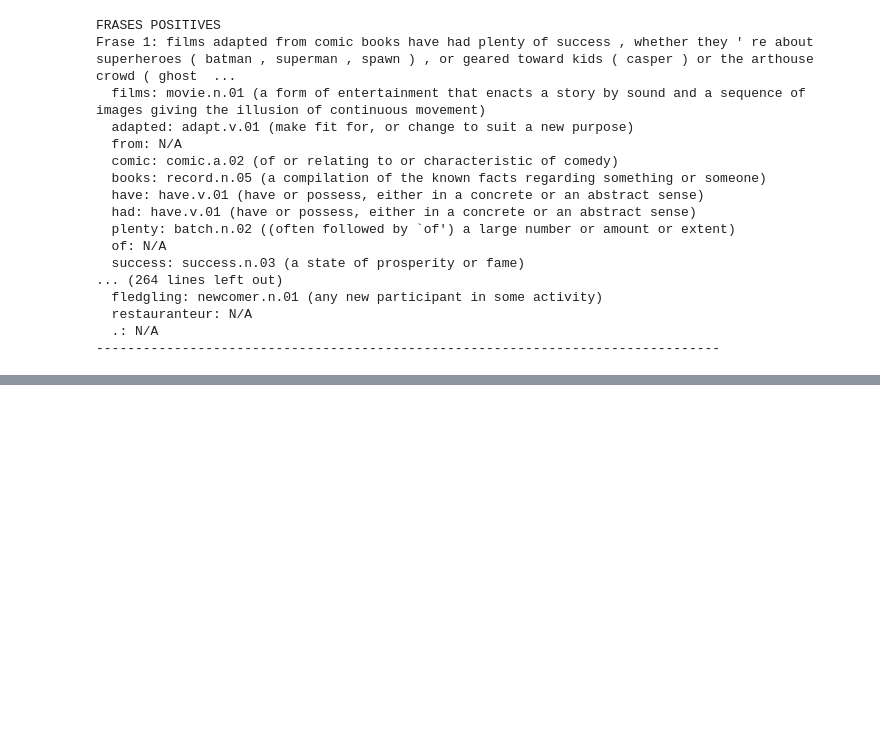
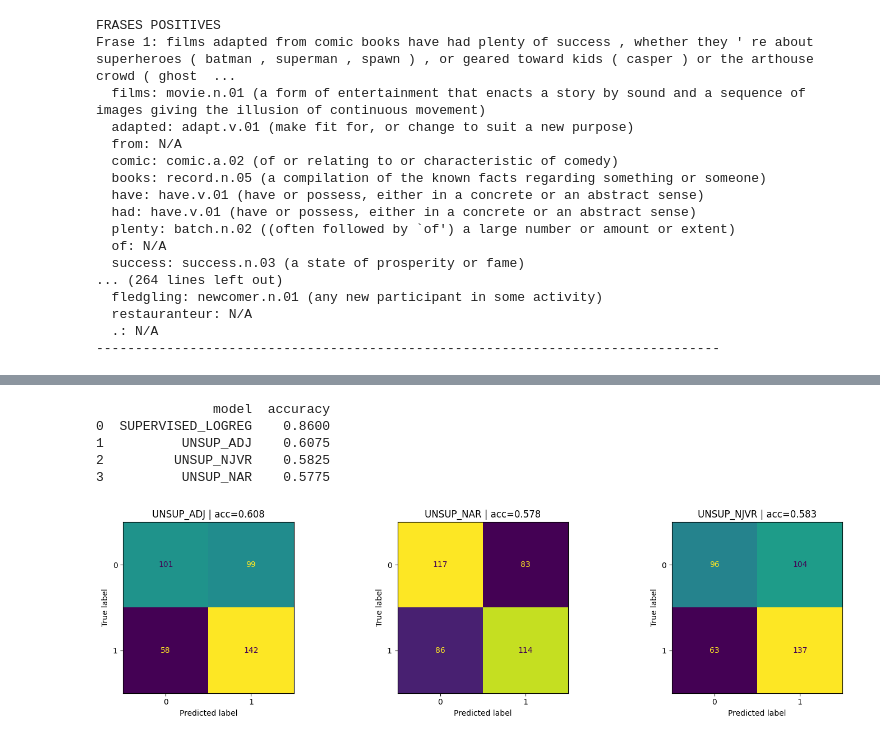
Before and after one commit to maxerrmax/Practica2-PLH, a Jupyter notebook: codi.ipynb, the cells around one changed output, grey strips where cells are left out. Saved outputs shown, nothing was run; the diff lists cells and outputs as text; code cells hidden in the pictures; blank space fills up the shorter version.

```diff
--- a/codi.ipynb
+++ b/codi.ipynb
@@ -613,0 +680,16 @@ Frase 1: films adapted from comic books have had plenty of success , whether the
+# %%
+# Funció genèrica per filtrar per categories POS (Penn Treebank)
+def filter_by_pos(val_processed, allowed_initials):
+    return [
+        [(lemma, pos) for lemma, pos in doc if pos.startswith(allowed_initials)]
+        for doc in val_processed
+    ]
+
+# 1) Només adjectius
+val_adj = filter_by_pos(val_processed, ("J",))          # JJ, JJR, JJS
+
+# 2) Noms + adjectius + adverbis
+val_nar = filter_by_pos(val_processed, ("N", "J", "R")) # NN*, JJ*, RB*
+
+# 3) Noms + adjectius + verbs + adverbis
+val_njvr = filter_by_pos(val_processed, ("N", "J", "V", "R"))
@@ -613,0 +849,45 @@ Frase 1: films adapted from comic books have had plenty of success , whether the
+# %%
+# =========================================================
+# 1) CONFUSION MATRIX + ACCURACY + COMPARACIO SUPERVISAT
+# =========================================================
+import numpy as np
+import pandas as pd
+import matplotlib.pyplot as plt
+from sklearn.metrics import (
+    accuracy_score,
+    confusion_matrix,
+    ConfusionMatrixDisplay,
+    classification_report
+)
+
+models_unsup = {
+    "UNSUP_ADJ": pred_adj,
+    "UNSUP_NAR": pred_nar,
+    "UNSUP_NJVR": pred_njvr
+}
+
+rows = []
+for name, pred in models_unsup.items():
+    rows.append({"model": name, "accuracy": accuracy_score(y_val, pred)})
+
+if "y_pred" in globals():
+    rows.append({"model": "SUPERVISED_LOGREG", "accuracy": accuracy_score(y_val, y_pred)})
+
+df_acc = pd.DataFrame(rows).sort_values("accuracy", ascending=False).reset_index(drop=True)
+print(df_acc)
+
+fig, axes = plt.subplots(1, 3, figsize=(15, 4))
+for ax, (name, pred) in zip(axes, models_unsup.items()):
+    cm = confusion_matrix(y_val, pred)
+    disp = ConfusionMatrixDisplay(confusion_matrix=cm, display_labels=[0, 1])
+    disp.plot(ax=ax, colorbar=False)
+    ax.set_title(f"{name} | acc={accuracy_score(y_val, pred):.3f}")
+plt.tight_layout()
+plt.show()
+# %% [output]
+               model  accuracy
+0  SUPERVISED_LOGREG    0.8600
+1          UNSUP_ADJ    0.6075
+2         UNSUP_NJVR    0.5825
+3          UNSUP_NAR    0.5775
+[figure, added]
```
Also changed, not shown: parts of 21 cells of this notebook.
